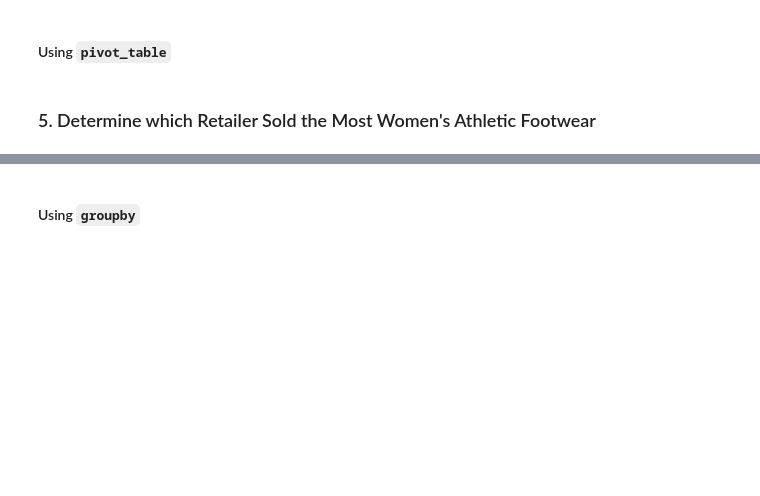
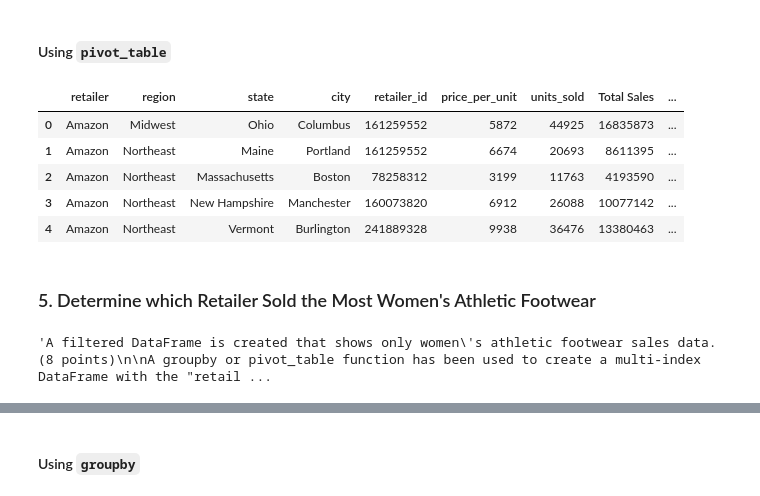
Before and after one commit to McPhersonTrk/Athletic_Sales_Analysis, a Jupyter notebook: athletic_sales_analysis_starter_code.ipynb, the cells around one changed output, grey strips where cells are left out. Saved outputs shown, nothing was run; the diff lists cells and outputs as text; code cells hidden in the pictures; blank space fills up the shorter version.

```diff
--- a/athletic_sales_analysis_starter_code.ipynb
+++ b/athletic_sales_analysis_starter_code.ipynb
@@ -353,12 +394,23 @@ The results are sorted in ascending order to show the top five retailers along w
 #### Using `pivot_table`
 # %%
 # Show the total sales for the products sold for each retailer, region, state, and city.
-
+rows = ['retailer','region', 'state', 'city']
+columns = None
+values = 'total_sales'
+ts_pro_df= combo_df.pivot_table(values=values, index=rows, columns=columns, aggfunc='sum')
 
 # Optional: Rename the "total_sales" column to "Total Sales"
-
+ts_pro_df.rename(columns={'total_sales': 'Total Sales'}, inplace=True)
 
 # Show the top 5 results.
+pro_df.head(5)
+# %% [output]
+|  | retailer | region | state | city | retailer_id | price_per_unit | units_sold | Total Sales | ... |
+| 0 | Amazon | Midwest | Ohio | Columbus | 161259552 | 5872 | 44925 | 16835873 | ... |
+| 1 | Amazon | Northeast | Maine | Portland | 161259552 | 6674 | 20693 | 8611395 | ... |
+| 2 | Amazon | Northeast | Massachusetts | Boston | 78258312 | 3199 | 11763 | 4193590 | ... |
+| 3 | Amazon | Northeast | New Hampshire | Manchester | 160073820 | 6912 | 26088 | 10077142 | ... |
+| 4 | Amazon | Northeast | Vermont | Burlington | 241889328 | 9938 | 36476 | 13380463 | ... |
 # %% [markdown]
 ### 5. Determine which Retailer Sold the Most Women's Athletic Footwear
 # %%
@@ -369,5 +421,7 @@ A groupby or pivot_table function has been used to create a multi-index DataFram
 The aggregated column has been renamed to reflect the aggregation of the data in the column. (1 point)
 
 The results are sorted in ascending order to show the top five retailers along with their region, state, and city that had the most women's athletic footwear sales. (4 points)'''
+# %% [output]
+'A filtered DataFrame is created that shows only women\'s athletic footwear sales data. (8 points)\n\nA groupby or pivot_table function has been used to create a multi-index DataFrame with the "retail ...
 # %%
 '''Use df[df["column_name"].str.contains("<value>")] or df.loc[(df["column_name"] =="<value>")].'''
```
Also changed, not shown: parts of 26 cells of this notebook, 1 other file.
